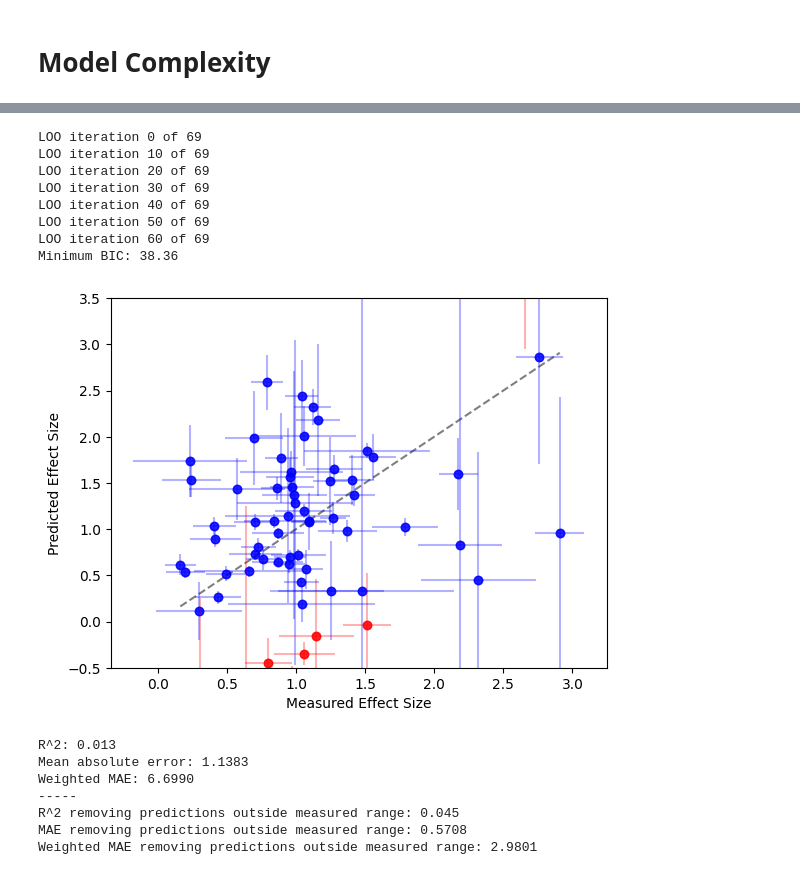
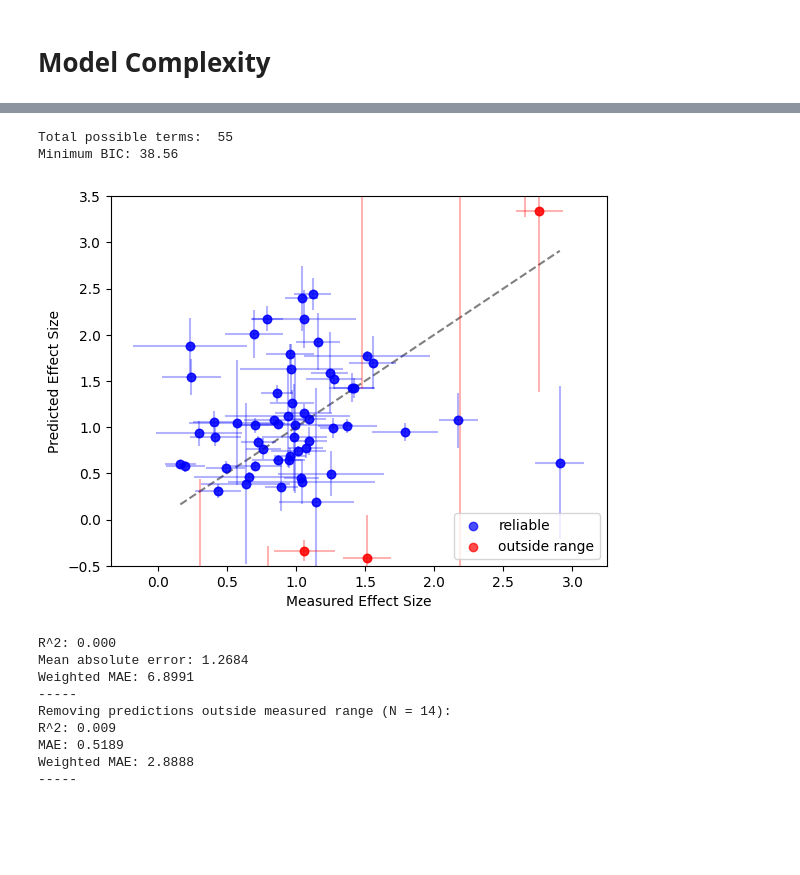
Before and after one commit to oross314/Modeling-Active-Learning-Classrooms, a Jupyter notebook: COPUS_narrowing.ipynb, the cells around one changed output, grey strips where cells are left out. Drawn from its saved outputs; the diff is of its cells as text; code cells hidden in the pictures; blank space fills up the shorter version.

Commit message:
Cleaned up, weights saved, changed heatmaps to bin by SQ and Lec

```diff
--- a/COPUS_narrowing.ipynb
+++ b/COPUS_narrowing.ipynb
@@ -23,7 +25,8 @@ def weighted_LOO_predictions(LOO_predictions, good_fit_BICs, threshhold = 0):
 
     LOO_stds = np.sum(weights * np.std(LOO_predictions, axis=(1)), axis = 0)
     #LOO_stds = np.std(LOO_predictions, axis=(0, 1))
-    LOO_plot(target, LOO_means, LOO_stds, measurement_uncertainty = np.sqrt(ES_variance), threshhold = threshhold)
+    LOO_plot(target, LOO_means, LOO_stds, measurement_uncertainty = np.sqrt(ES_variance),
+             threshhold = threshhold, )
 # %%
 def BIC_weights(BICs):
     exp_BICs = np.exp(-0.5 * (BICs - np.min(BICs)))
@@ -693,30 +502,37 @@ Weighted MAE removing predictions outside measured range: 2.0303
 # %%
 #up to thrid order
 # #these will be input features for the model
 data = codes_and_CIs[[ 'Lec', 'CG', 'WG',  'OG', 'SQ', ]].to_numpy()
 #This is a linear regression model, but we use nonlinear terms by adding polynomila features
 data = add_cross_terms_3(data)
 
-LOO_predictions, LOO_weights, good_fit_BICs = feature_boot_LOO(data, target, ES_variance,  )
+print("Total possible terms: ", data.shape[1])
+
+#LOO_predictions, LOO_weights, good_fit_BICs = feature_boot_LOO(data, target, ES_variance,  )
+
+#np.save('weights/LOO_predictions_all_3.npy', LOO_predictions)
+#np.save('weights/LOO_weights_all_3.npy', LOO_weights)
+#np.save('weights/good_fit_BICs_all_3.npy', good_fit_BICs)
+
+LOO_predictions = np.load('weights/LOO_predictions_all_3.npy')
+LOO_weights = np.load('weights/LOO_weights_all_3.npy')
+good_fit_BICs = np.load('weights/good_fit_BICs_all_3.npy')
+
 
 weighted_LOO_predictions(LOO_predictions, good_fit_BICs, threshhold = 0)
 # %% [output]
-LOO iteration 0 of 69
-LOO iteration 10 of 69
-LOO iteration 20 of 69
-LOO iteration 30 of 69
-LOO iteration 40 of 69
-LOO iteration 50 of 69
-LOO iteration 60 of 69
-Minimum BIC: 38.36
+Total possible terms:  55
+Minimum BIC: 38.56
-[figure, old version]
+[figure, new version]
-R^2: 0.013
-Mean absolute error: 1.1383
-Weighted MAE: 6.6990
+R^2: 0.000
+Mean absolute error: 1.2684
+Weighted MAE: 6.8991
 -----
-R^2 removing predictions outside measured range: 0.045
-MAE removing predictions outside measured range: 0.5708
-Weighted MAE removing predictions outside measured range: 2.9801
+Removing predictions outside measured range (N = 14):
+R^2: 0.009
+MAE: 0.5189
+Weighted MAE: 2.8888
+-----
 # %%
 #up to thrid order
 # #these will be input features for the model
```
Also changed, not shown: parts of 38 cells of this notebook, 52 other files.
